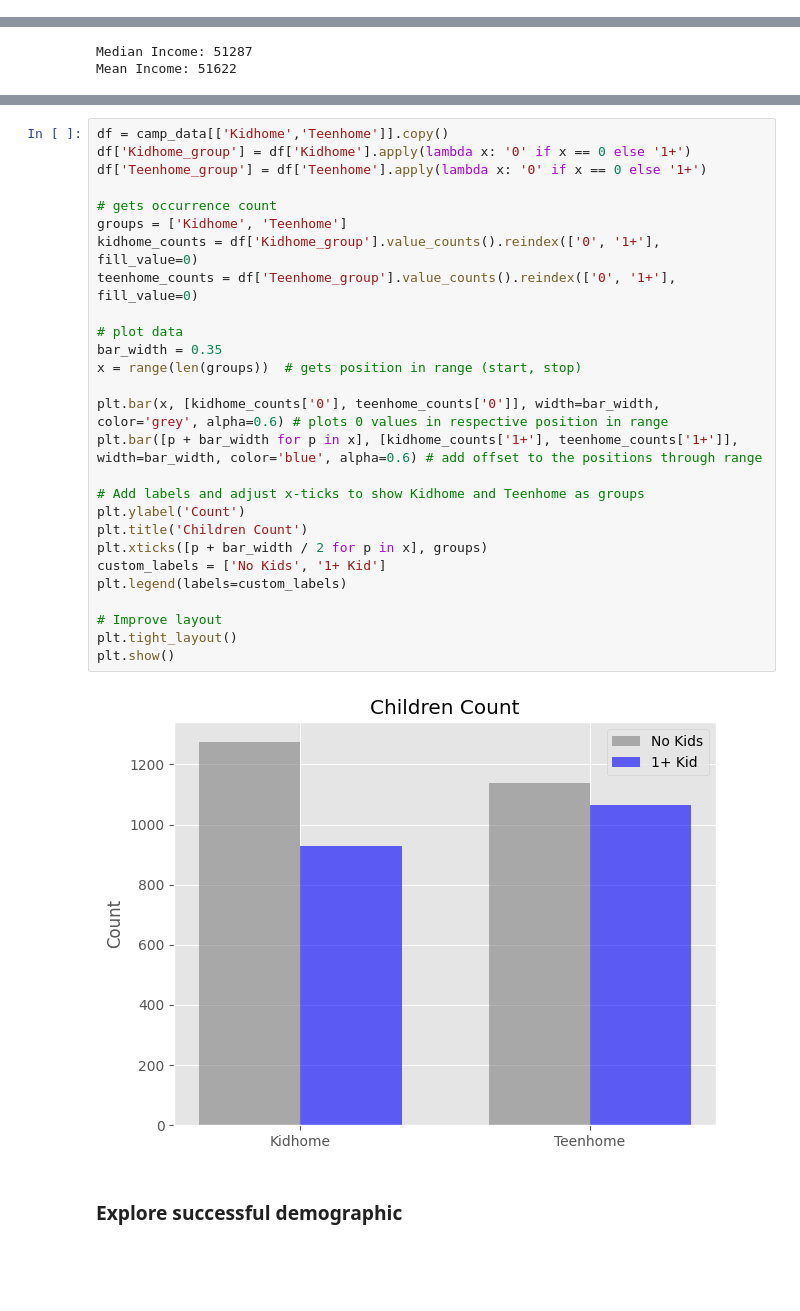
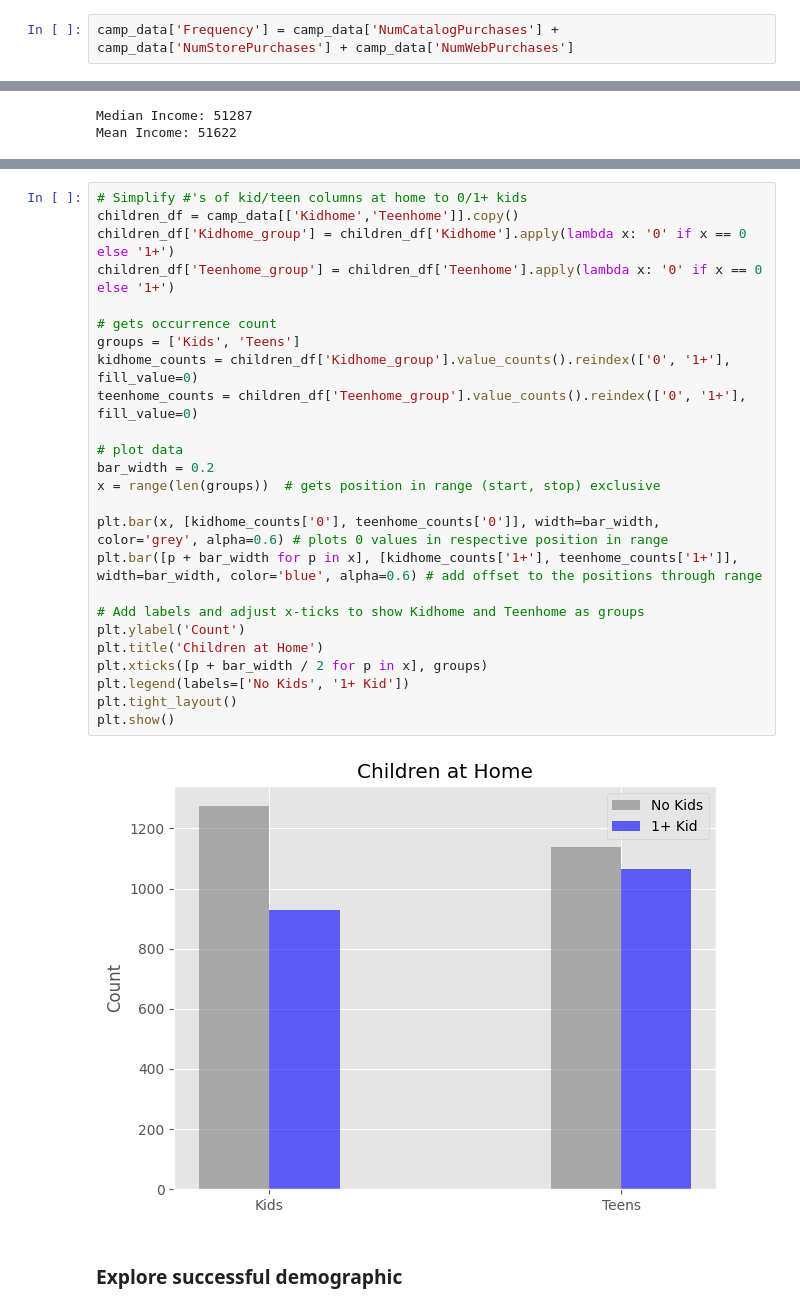
Before and after one commit to DottL/MarketingAnalysis, a Jupyter notebook: MarketingCampaignsAnalysis.ipynb, the cells around one changed output, grey strips where cells are left out. Saved outputs shown, nothing was run; the diff lists cells and outputs as text; blank space fills up the shorter version.

```diff
--- a/MarketingCampaignsAnalysis.ipynb
+++ b/MarketingCampaignsAnalysis.ipynb
@@ -234,0 +227,2 @@ for col in customer + products:
+# %%
+camp_data['Frequency'] = camp_data['NumCatalogPurchases'] + camp_data['NumStorePurchases'] + camp_data['NumWebPurchases']
@@ -467,31 +412,29 @@ plt.show()
 # %%
-df = camp_data[['Kidhome','Teenhome']].copy()
-df['Kidhome_group'] = df['Kidhome'].apply(lambda x: '0' if x == 0 else '1+')
-df['Teenhome_group'] = df['Teenhome'].apply(lambda x: '0' if x == 0 else '1+')
+# Simplify #'s of kid/teen columns at home to 0/1+ kids
+children_df = camp_data[['Kidhome','Teenhome']].copy()
+children_df['Kidhome_group'] = children_df['Kidhome'].apply(lambda x: '0' if x == 0 else '1+')
+children_df['Teenhome_group'] = children_df['Teenhome'].apply(lambda x: '0' if x == 0 else '1+')
 
 # gets occurrence count
-groups = ['Kidhome', 'Teenhome']
-kidhome_counts = df['Kidhome_group'].value_counts().reindex(['0', '1+'], fill_value=0)
-teenhome_counts = df['Teenhome_group'].value_counts().reindex(['0', '1+'], fill_value=0)
+groups = ['Kids', 'Teens']
+kidhome_counts = children_df['Kidhome_group'].value_counts().reindex(['0', '1+'], fill_value=0)
+teenhome_counts = children_df['Teenhome_group'].value_counts().reindex(['0', '1+'], fill_value=0)
 
 # plot data
-bar_width = 0.35
-x = range(len(groups))  # gets position in range (start, stop)
+bar_width = 0.2
+x = range(len(groups))  # gets position in range (start, stop) exclusive
 
 plt.bar(x, [kidhome_counts['0'], teenhome_counts['0']], width=bar_width, color='grey', alpha=0.6) # plots 0 values in respective position in range
 plt.bar([p + bar_width for p in x], [kidhome_counts['1+'], teenhome_counts['1+']], width=bar_width, color='blue', alpha=0.6) # add offset to the positions through range
 
 # Add labels and adjust x-ticks to show Kidhome and Teenhome as groups
 plt.ylabel('Count')
-plt.title('Children Count')
+plt.title('Children at Home')
 plt.xticks([p + bar_width / 2 for p in x], groups)
-custom_labels = ['No Kids', '1+ Kid']
-plt.legend(labels=custom_labels)
-
-# Improve layout
+plt.legend(labels=['No Kids', '1+ Kid'])
 plt.tight_layout()
 plt.show()
 # %% [output]
-[figure, old version]
+[figure, new version]
 # %% [markdown]
 ### Explore successful demographic
```
Also changed, not shown: parts of 38 cells of this notebook.
